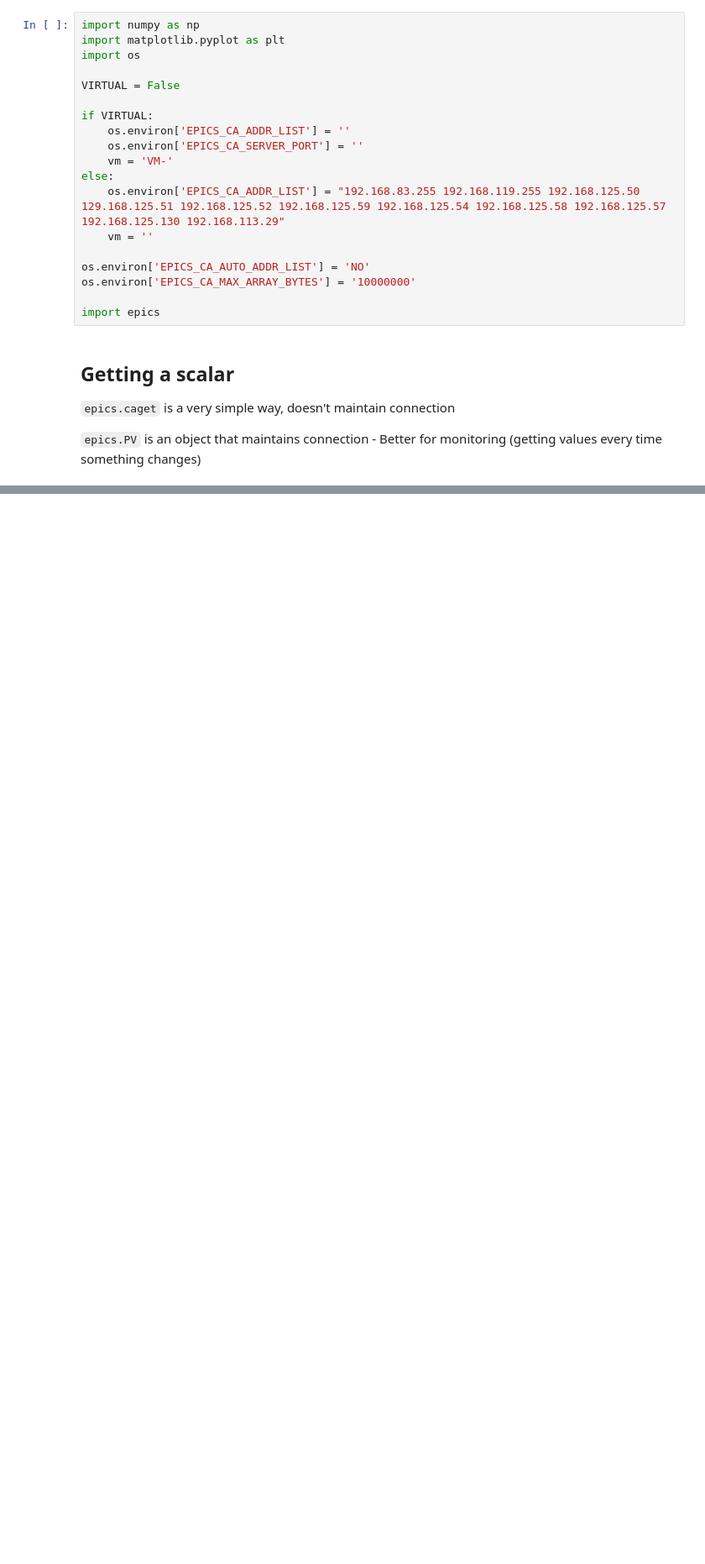
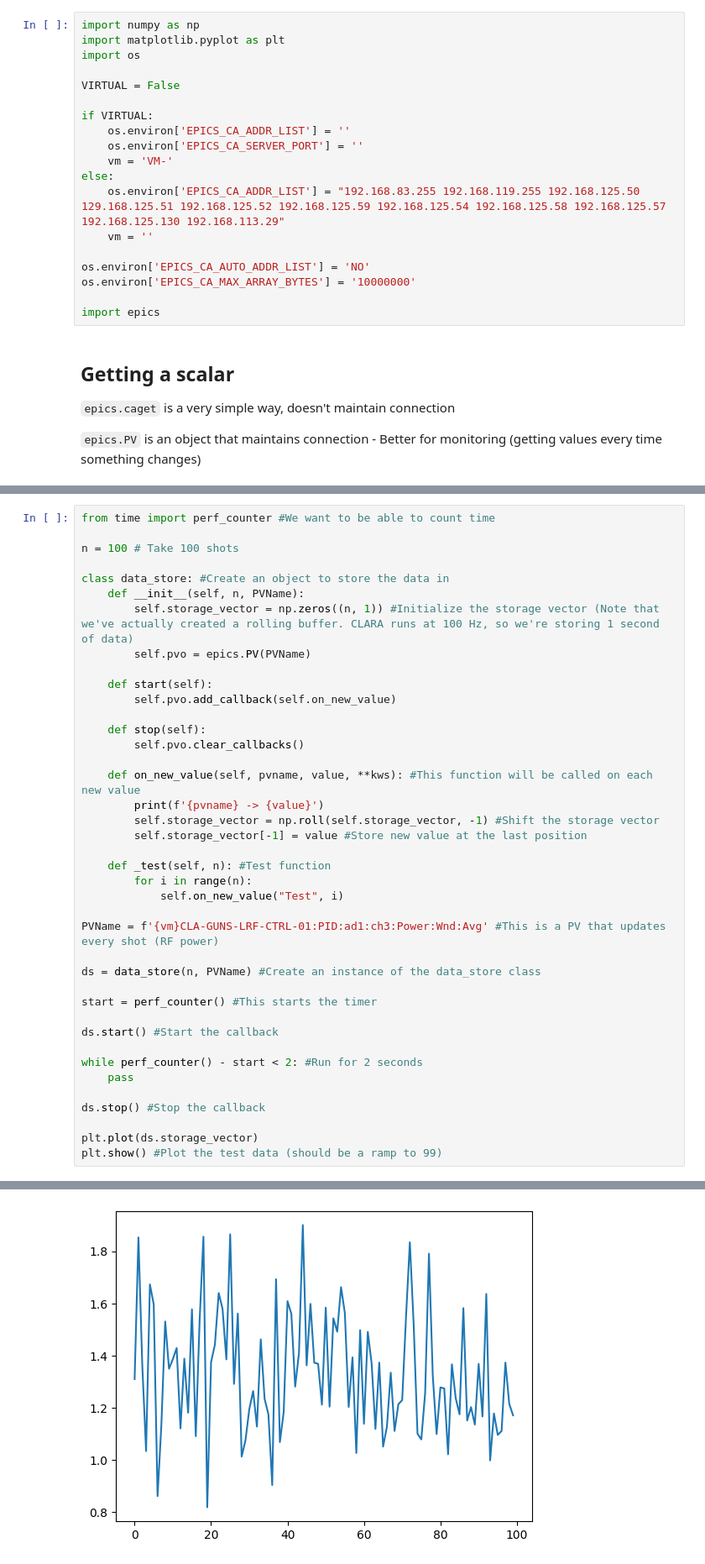
Before and after one commit to stormmathisen/clara-chg-calibration, a Jupyter notebook: demo.ipynb, the cells around one changed output, grey strips where cells are left out. Shown: that part at 84% size. Drawn from its saved outputs; the diff is of its cells as text; blank space fills up the shorter version.

```diff
--- a/demo.ipynb
+++ b/demo.ipynb
@@ -65,0 +115,41 @@ None
+# %%
+from time import perf_counter #We want to be able to count time
+
+n = 100 # Take 100 shots
+
+class data_store: #Create an object to store the data in
+    def __init__(self, n, PVName):
+        self.storage_vector = np.zeros((n, 1)) #Initialize the storage vector (Note that we've actually created a rolling buffer. CLARA runs at 100 Hz, so we're storing 1 second of data)
+        self.pvo = epics.PV(PVName)
+
+    def start(self):
+        self.pvo.add_callback(self.on_new_value)
+
+    def stop(self):
+        self.pvo.clear_callbacks()
+
+    def on_new_value(self, pvname, value, **kws): #This function will be called on each new value
+        print(f'{pvname} -> {value}')
+        self.storage_vector = np.roll(self.storage_vector, -1) #Shift the storage vector
+        self.storage_vector[-1] = value #Store new value at the last position
+
+    def _test(self, n): #Test function
+        for i in range(n):
+            self.on_new_value("Test", i)
+
+PVName = f'{vm}CLA-GUNS-LRF-CTRL-01:PID:ad1:ch3:Power:Wnd:Avg' #This is a PV that updates every shot (RF power)
+
+ds = data_store(n, PVName) #Create an instance of the data_store class
+
+start = perf_counter() #This starts the timer
+
+ds.start() #Start the callback
+
+while perf_counter() - start < 2: #Run for 2 seconds
+    pass
+
+ds.stop() #Stop the callback
+
+plt.plot(ds.storage_vector)
+plt.show() #Plot the test data (should be a ramp to 99)
+# %% [output]
@@ -65,0 +173 @@ None
+[figure, added]
```
Also changed, not shown: parts of 5 cells of this notebook.
